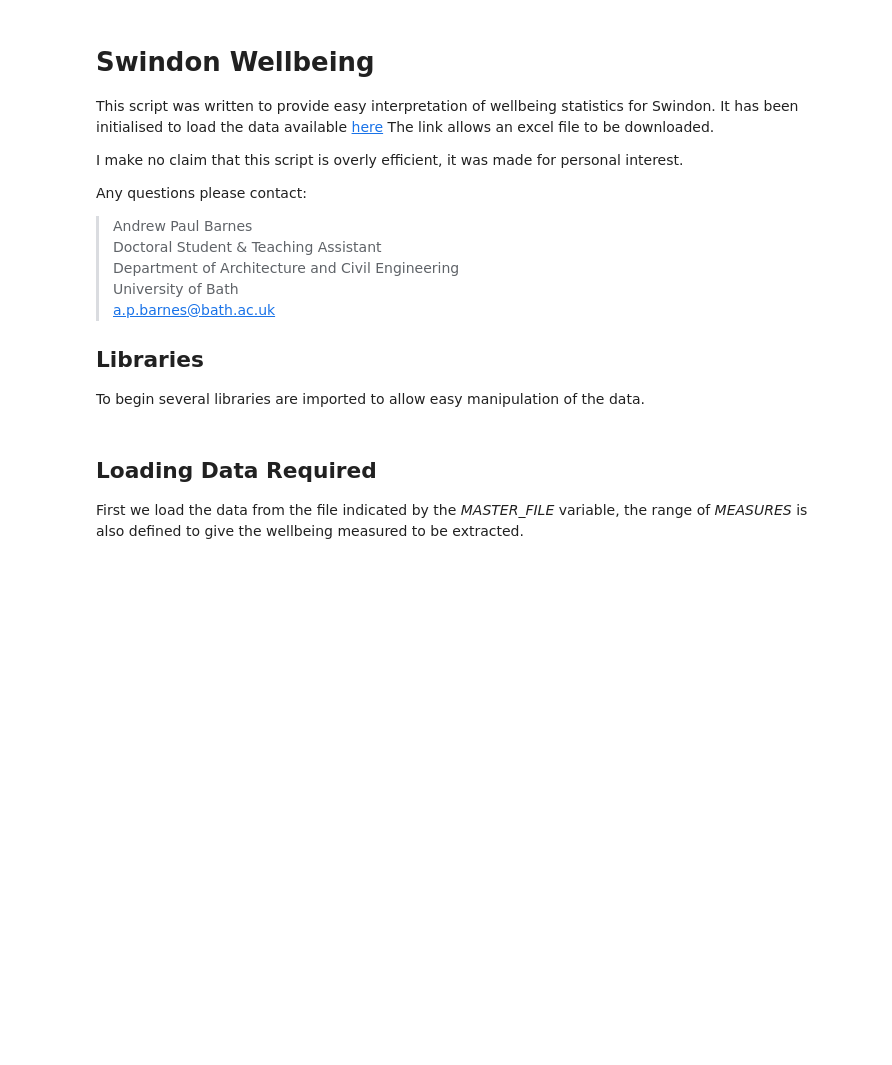
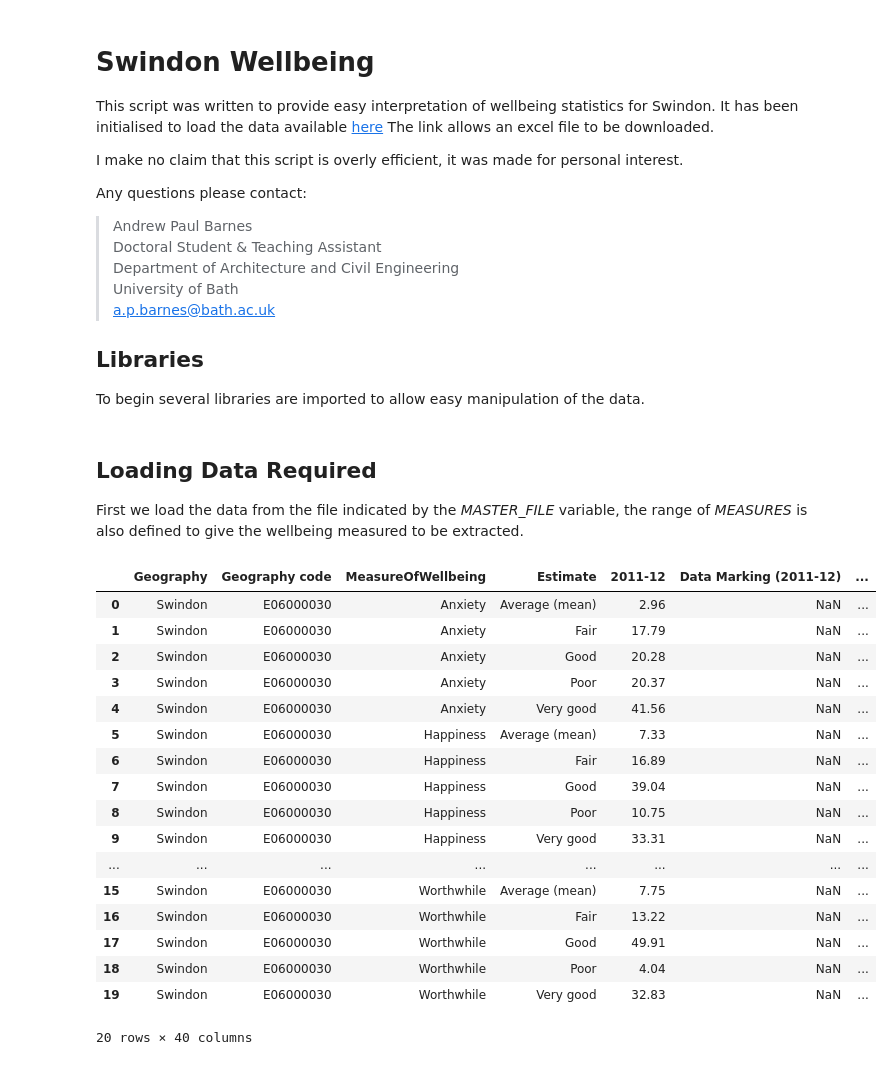
Before and after one commit to Sciprios/SwindonCovid, a Jupyter notebook: Wellbeing/Wellbeing Analysis.ipynb, the cells around one changed output. Cells and saved outputs as stored; diff of their text form; code cells hidden in the pictures; blank space fills up the shorter version.

```diff
--- a/Wellbeing/Wellbeing Analysis.ipynb
+++ b/Wellbeing/Wellbeing Analysis.ipynb
@@ -48,3 +49,24 @@ def extract_average_data(data):
                 measures[m][score][year] = s_data[year*4]
     return measures
 wellbeing_data = extract_average_data(wellbeing_data)
+# %%
+pd.read_csv(MASTER_FILE, delimiter=',', skiprows=2)
+# %% [output]
+|  | Geography | Geography code | MeasureOfWellbeing | Estimate | 2011-12 | Data Marking (2011-12) | ... |
+| 0 | Swindon | E06000030 | Anxiety | Average (mean) | 2.96 | NaN | ... |
+| 1 | Swindon | E06000030 | Anxiety | Fair | 17.79 | NaN | ... |
+| 2 | Swindon | E06000030 | Anxiety | Good | 20.28 | NaN | ... |
+| 3 | Swindon | E06000030 | Anxiety | Poor | 20.37 | NaN | ... |
+| 4 | Swindon | E06000030 | Anxiety | Very good | 41.56 | NaN | ... |
+| 5 | Swindon | E06000030 | Happiness | Average (mean) | 7.33 | NaN | ... |
+| 6 | Swindon | E06000030 | Happiness | Fair | 16.89 | NaN | ... |
+| 7 | Swindon | E06000030 | Happiness | Good | 39.04 | NaN | ... |
+| 8 | Swindon | E06000030 | Happiness | Poor | 10.75 | NaN | ... |
+| 9 | Swindon | E06000030 | Happiness | Very good | 33.31 | NaN | ... |
+| ... | ... | ... | ... | ... | ... | ... | ... |
+| 15 | Swindon | E06000030 | Worthwhile | Average (mean) | 7.75 | NaN | ... |
+| 16 | Swindon | E06000030 | Worthwhile | Fair | 13.22 | NaN | ... |
+| 17 | Swindon | E06000030 | Worthwhile | Good | 49.91 | NaN | ... |
+| 18 | Swindon | E06000030 | Worthwhile | Poor | 4.04 | NaN | ... |
+| 19 | Swindon | E06000030 | Worthwhile | Very good | 32.83 | NaN | ... |
+20 rows × 40 columns
```
Also changed, not shown: parts of 4 cells of this notebook.
